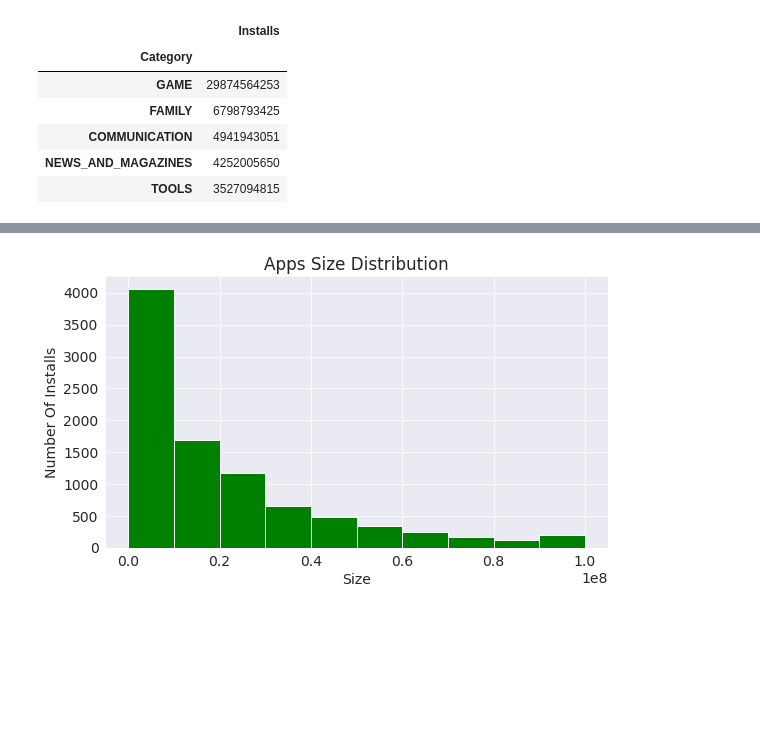
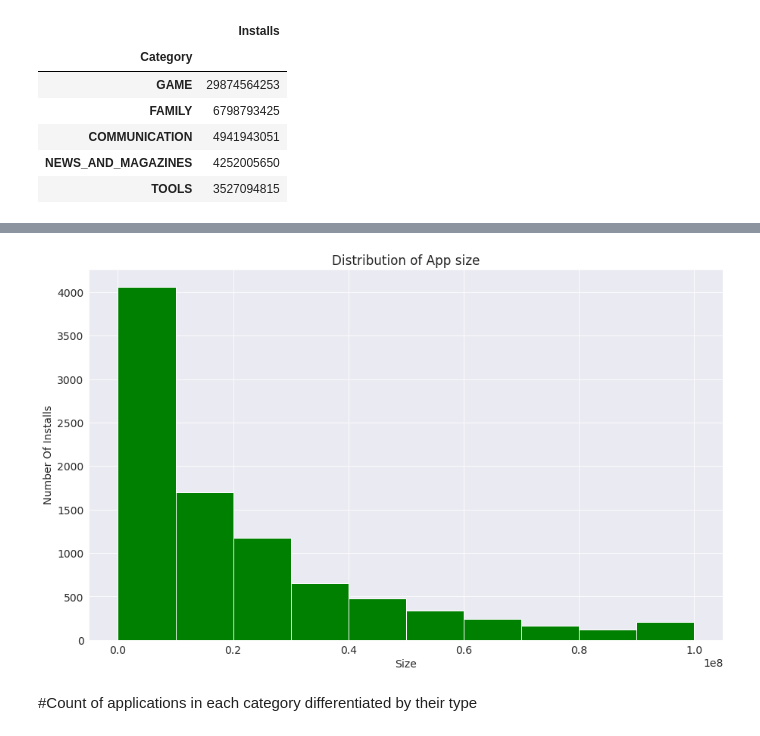
Before and after one commit to pdpranavkumar/Machine-Learning-Models, a Jupyter notebook: Play_Store_App_Review_Analysis_Pranav_Dhabale_Capstone_Project.ipynb, the cells around one changed output, grey strips where cells are left out. Saved outputs shown, nothing was run; the diff lists cells and outputs as text; code cells hidden in the pictures; blank space fills up the shorter version.

```diff
--- a/Play_Store_App_Review_Analysis_Pranav_Dhabale_Capstone_Project.ipynb
+++ b/Play_Store_App_Review_Analysis_Pranav_Dhabale_Capstone_Project.ipynb
@@ -17,7 +17,7 @@ import seaborn as sns
 %matplotlib inline
 sns.set_style('darkgrid')
 matplotlib.rcParams['font.size'] = 14
-matplotlib.rcParams['figure.figsize'] = (9, 5)
+matplotlib.rcParams['figure.figsize'] = (15, 9)
 matplotlib.rcParams['figure.facecolor'] = '#00000000'
 # %% [markdown]
 #First we have to mount the data  store.
@@ -575,8 +575,10 @@ plt.show()
 # %%
 plt.hist(play_store_df['Size'],color='g')
 plt.xlabel('Size')
 plt.ylabel("Number Of Installs")
-plt.title("Apps Size Distribution")
+plt.title("Distribution of App size")
 plt.show()
 # %% [output]
-[figure, old version]
+[figure, new version]
+# %% [markdown]
+#Count of applications in each category differentiated by their type
```
Also changed, not shown: parts of 6 cells of this notebook.
